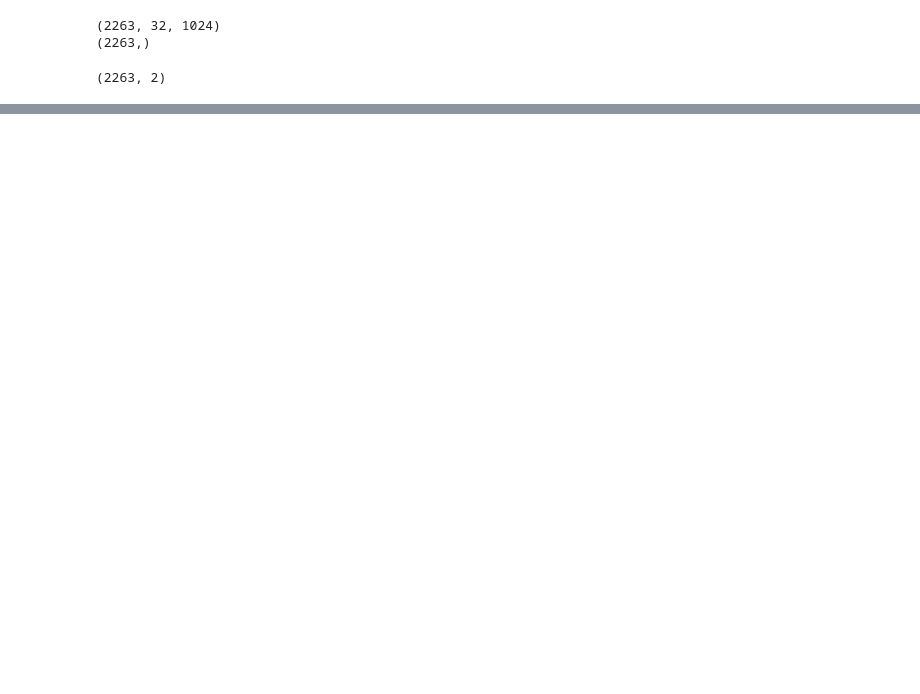
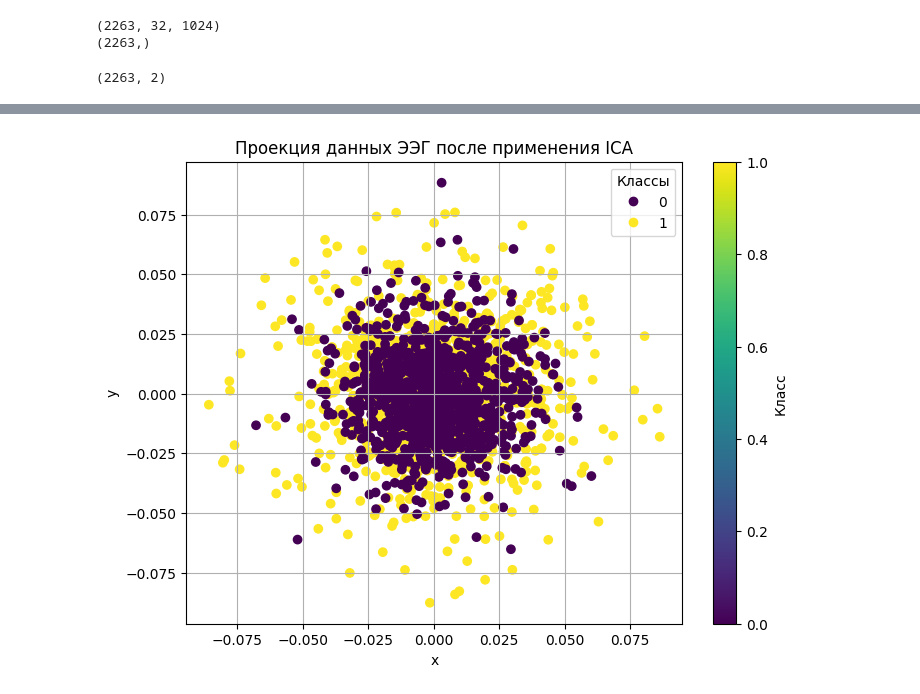
Before and after one commit to VakhromeevaKate/parkinson-eeg-master-thesis, a Jupyter notebook: openneuro_eeg_keras_PCA.ipynb, the cells around one changed output, grey strips where cells are left out. Saved outputs shown, nothing was run; the diff lists cells and outputs as text; code cells hidden in the pictures; blank space fills up the shorter version.

Commit message:
feat add fastICA and MDS

```diff
--- a/openneuro_eeg_keras_PCA.ipynb
+++ b/openneuro_eeg_keras_PCA.ipynb
@@ -247,0 +248,42 @@ plt.show()
+# %%
+import numpy as np
+from sklearn.decomposition import FastICA
+
+def apply_ica(data, n_components=2):
+    """
+    Применяет FastICA к данным ЭЭГ.
+
+    Параметры:
+    - data: numpy array, размерность (n_samples, 32, 1024)
+    - n_components: количество компонент для уменьшения размерности (по умолчанию 2)
+
+    Возвращает:
+    - transformed_data: numpy array, размерность (n_samples, n_components)
+    """
+    # Разворачиваем данные в двумерный массив (n_samples, 32 * 1024)
+    n_samples, n_channels, n_times = data.shape
+    reshaped_data = data.reshape(n_samples, -1)
+
+    # Применяем ICA
+    ica = FastICA(n_components=n_components)
+    transformed_data = ica.fit_transform(reshaped_data)
+
+    return transformed_data
+# %%
+X_transformed_ica = apply_ica(X_normalized, n_components=2)
+# %%
+# Анализ результатов
+
+import matplotlib.pyplot as plt
+
+plt.figure(figsize=(8, 6))
+scatter = plt.scatter(X_transformed_ica[:, 0], X_transformed_ica[:, 1], c=y, cmap='viridis', label='ЭЭГ данные')
+plt.title("Проекция данных ЭЭГ после применения ICA")
+plt.xlabel("x")
+plt.ylabel("y")
+plt.legend(*scatter.legend_elements(), title="Классы")
+plt.colorbar(scatter, label='Класс')
+plt.grid(True)
+plt.show()
+# %% [output]
+[figure, added]
```
Also changed, not shown: parts of 3 cells of this notebook, 1 other file.
